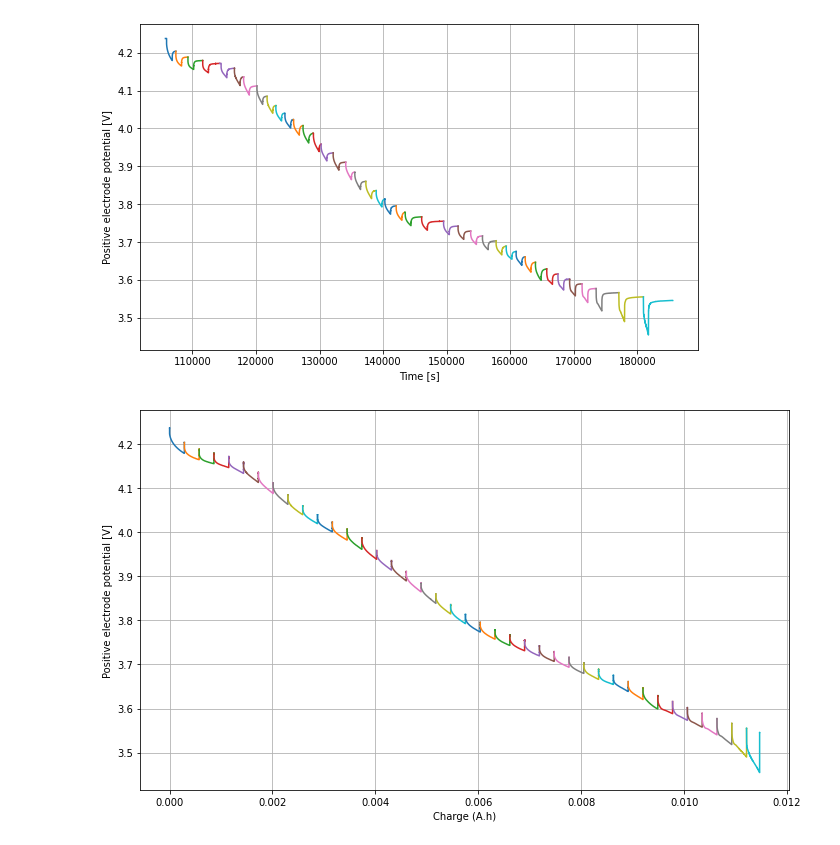
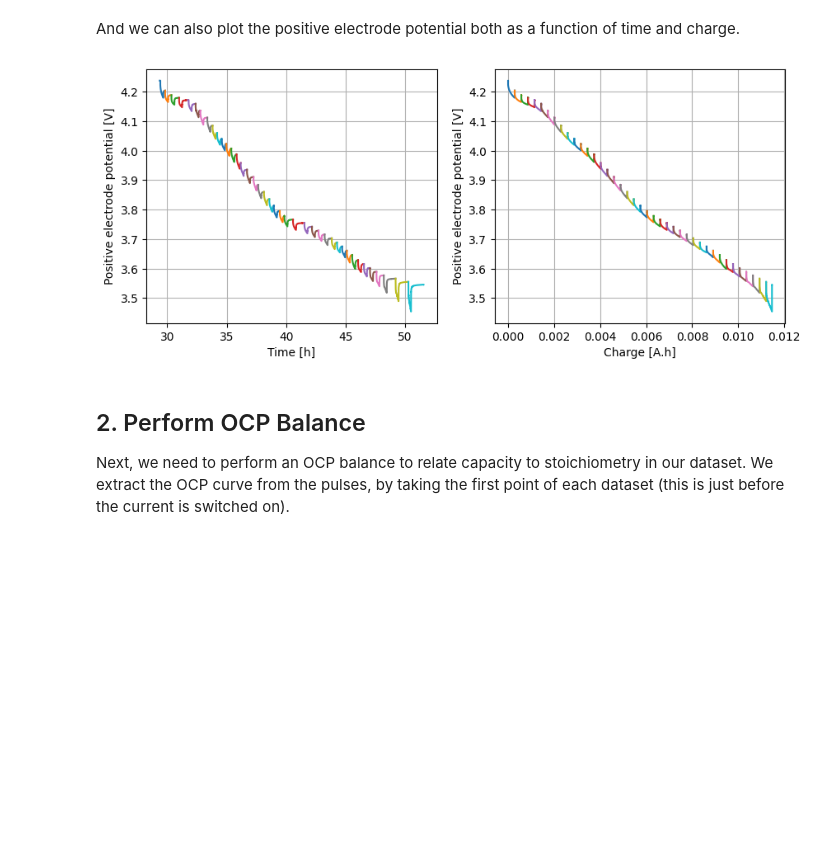
Before and after one commit to paramm-team/pybamm-param, a Jupyter notebook: examples/notebooks/GITT_loop.ipynb, the cells around one changed output. Drawn from its saved outputs; the diff is of its cells as text; code cells hidden in the pictures; blank space fills up the shorter version.

```diff
--- a/examples/notebooks/GITT_loop.ipynb
+++ b/examples/notebooks/GITT_loop.ipynb
@@ -39,8 +57,7 @@ cathode_half_delit = pd.read_csv(os.path.join(OCP_folder_path,"cathode_OCP_2_del
 ## OPTIONAL ##
 # If the charge is already calculated, it can be used instead of this.
 
-# Calculation of Charge (A.h)
-
+# Calculation of Charge [A.h]
 def compute_cumulative_charge(currents, times, starting_charge):
     q_values = [starting_charge]
     for i in range (1, len(currents)):
@@ -48,12 +65,12 @@ def compute_cumulative_charge(currents, times, starting_charge):
         dq = 0.5 * np.abs(currents[i]+currents[i-1]) * dt
         q_values.append(q_values[-1] + dq)
     return q_values
+
+# Charges are calculated and added as a new column to the dataframe.
+starting_charge = 0
+for name, df in dfs.items():
+    currents = df["Current [A]"].tolist()
+    times = df["Time [s]"].tolist()
+    q_values = compute_cumulative_charge(currents, times, starting_charge)
+    starting_charge = q_values[-1]
+    dfs[name]["Charge [A.h]"] = q_values
-# %%
-# Charges are calculated and added as a new column to the dataframe.
-starting_charge = 0
-for name, df in dfs.items():
-    currents = df["Current [A]"].tolist()
-    times = df["Time [s]"].tolist()
-    q_values = compute_cumulative_charge(currents, times, starting_charge)
-    starting_charge = q_values[-1]
-    dfs[name]['Charge (A.h)'] = q_values
@@ -74,24 +93,23 @@ dfs["pulse_1.csv"]
 | 93 | 107346.1515 | 4.111942 | 0.000000e+00 | 0.092041 | 4.203982 | 2.875058e-04 |
 | 94 | 107392.2747 | 4.112171 | 0.000000e+00 | 0.091907 | 4.204078 | 2.875058e-04 |
 95 rows × 6 columns
+# %% [markdown]
+And we can also plot the positive electrode potential both as a function of time and charge.
 # %%
 # Both of the Voltage vs Time and Charge can be plotted as below.
-
 import matplotlib.pyplot as plt
-fig, ax = plt.subplots(figsize=(10, 6))
-fig2, ax2 =plt.subplots(figsize=(10, 6))
+fig, ax = plt.subplots(1, 2, figsize=(10, 4))
 for file_name, df in dfs.items():
-    ax.plot(df['Time [s]'], df["Positive electrode potential [V]"])
-    ax2.plot(df['Charge (A.h)'], df["Positive electrode potential [V]"])
-ax.set_xlabel('Time [s]')
-ax2.set_xlabel('Charge (A.h)')
-ax.set_ylabel('Positive electrode potential [V]')
-ax2.set_ylabel('Positive electrode potential [V]')
-ax.grid(True)
-ax2.grid(True)
-plt.tight_layout()
-plt.show()
+    ax[0].plot(df['Time [s]'] / 3600, df["Positive electrode potential [V]"])
+    ax[1].plot(df['Charge [A.h]'], df["Positive electrode potential [V]"])
+ax[0].set_xlabel("Time [h]")
+ax[1].set_xlabel("Charge [A.h]")
+for a in ax:
+    a.set_ylabel('Positive electrode potential [V]')
+    a.grid(True)
 # %% [output]
-[figure, old version]
+[figure, new version]
-[figure, removed]
+# %% [markdown]
+## 2. Perform OCP Balance
+Next, we need to perform an OCP balance to relate capacity to stoichiometry in our dataset. We extract the OCP curve from the pulses, by taking the first point of each dataset (this is just before the current is switched on).
 # %%
```
Also changed, not shown: parts of 38 cells of this notebook.
